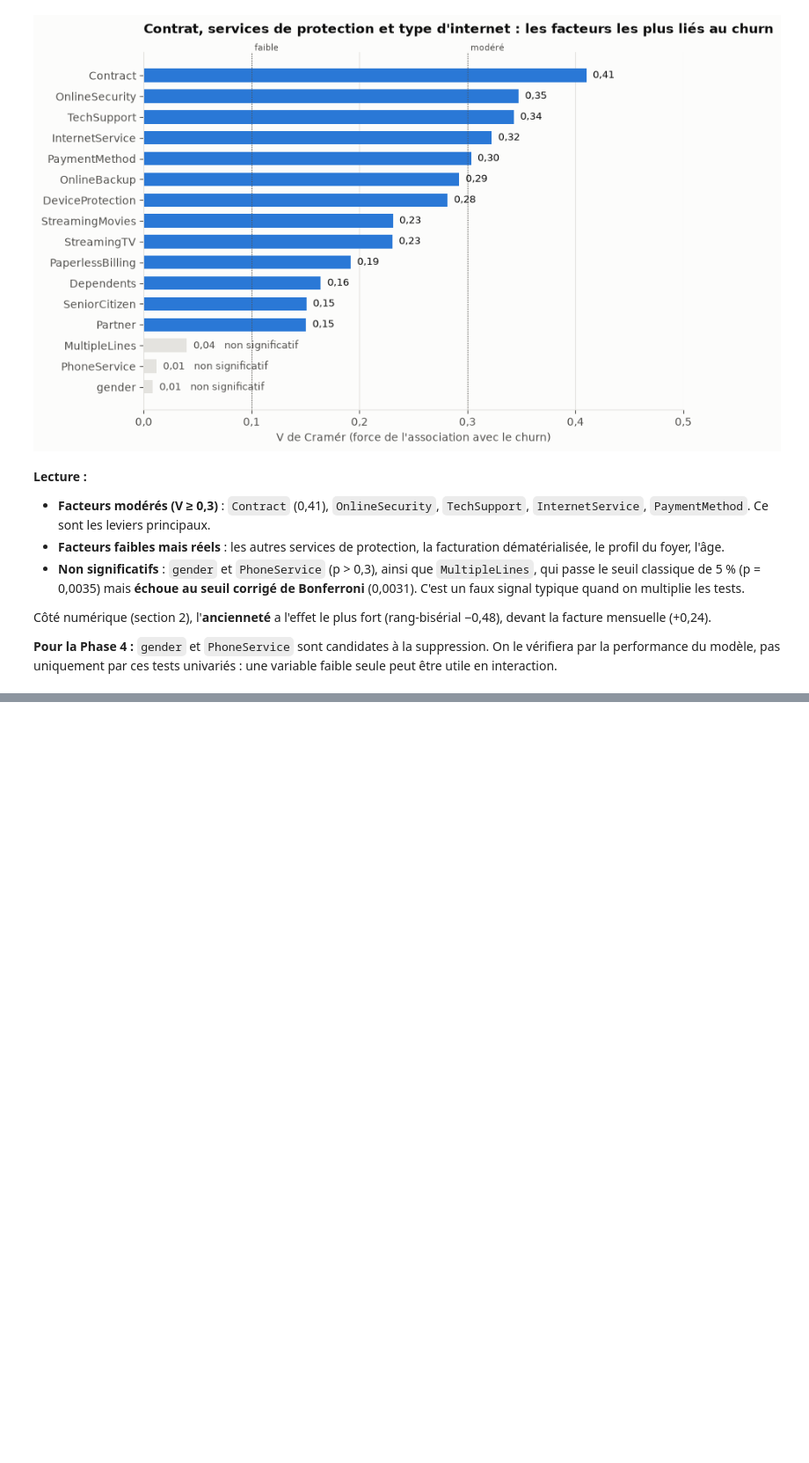
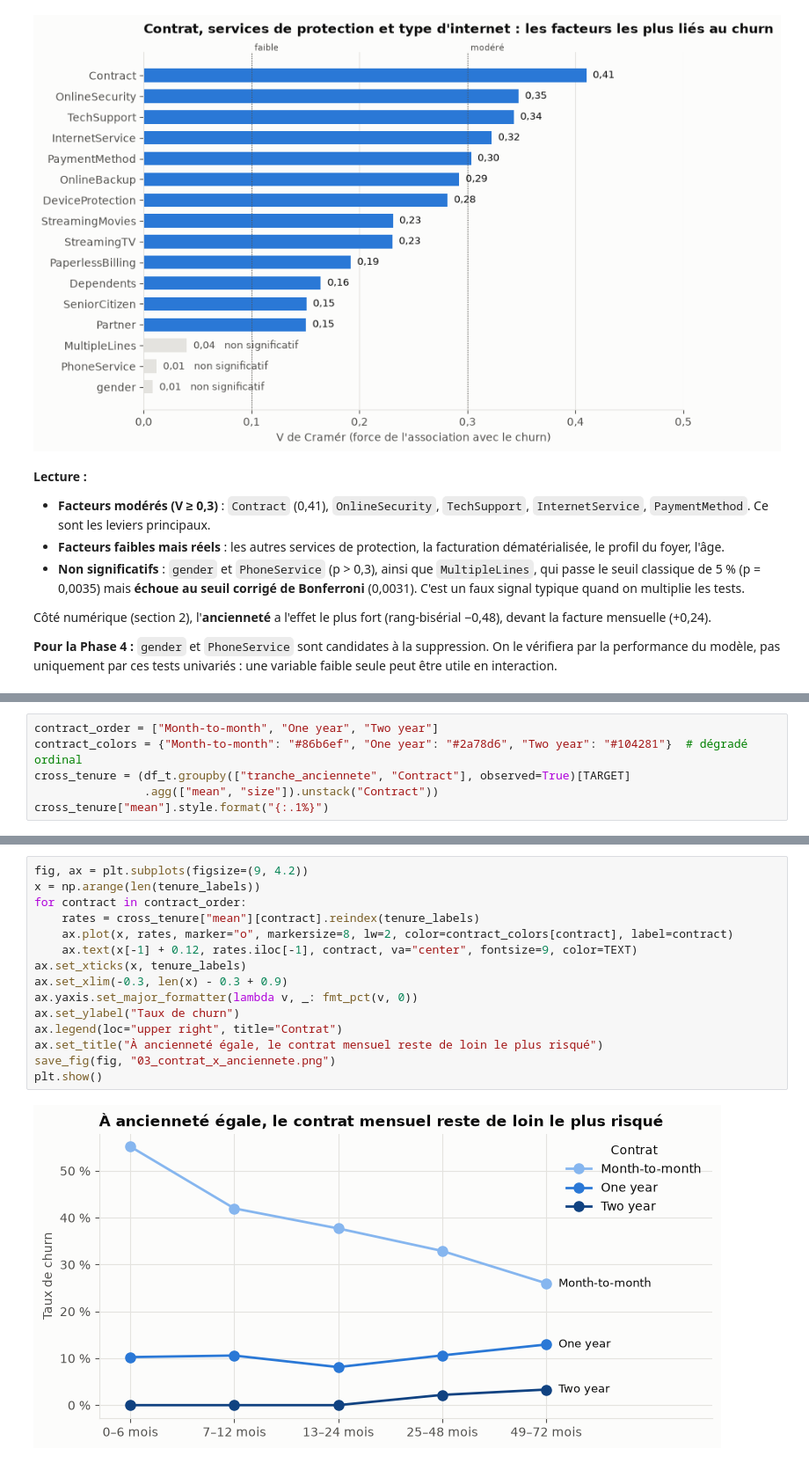
Before and after one commit to cheikhahmedtidiane/projet_churn_clients, a Jupyter notebook: notebooks/03_analyse_exploratoire.ipynb, the cells around one changed output, grey strips where cells are left out. Shown at 88% size. Cells and saved outputs as stored; diff of their text form; blank space fills up the shorter version.

```diff
--- a/notebooks/03_analyse_exploratoire.ipynb
+++ b/notebooks/03_analyse_exploratoire.ipynb
@@ -256,0 +263,6 @@ Côté numérique (section 2), l'**ancienneté** a l'effet le plus fort (rang-bi
+# %%
+contract_order = ["Month-to-month", "One year", "Two year"]
+contract_colors = {"Month-to-month": "#86b6ef", "One year": "#2a78d6", "Two year": "#104281"}  # dégradé ordinal
+cross_tenure = (df_t.groupby(["tranche_anciennete", "Contract"], observed=True)[TARGET]
+                .agg(["mean", "size"]).unstack("Contract"))
+cross_tenure["mean"].style.format("{:.1%}")
@@ -256,0 +277,17 @@ Côté numérique (section 2), l'**ancienneté** a l'effet le plus fort (rang-bi
+# %%
+fig, ax = plt.subplots(figsize=(9, 4.2))
+x = np.arange(len(tenure_labels))
+for contract in contract_order:
+    rates = cross_tenure["mean"][contract].reindex(tenure_labels)
+    ax.plot(x, rates, marker="o", markersize=8, lw=2, color=contract_colors[contract], label=contract)
+    ax.text(x[-1] + 0.12, rates.iloc[-1], contract, va="center", fontsize=9, color=TEXT)
+ax.set_xticks(x, tenure_labels)
+ax.set_xlim(-0.3, len(x) - 0.3 + 0.9)
+ax.yaxis.set_major_formatter(lambda v, _: fmt_pct(v, 0))
+ax.set_ylabel("Taux de churn")
+ax.legend(loc="upper right", title="Contrat")
+ax.set_title("À ancienneté égale, le contrat mensuel reste de loin le plus risqué")
+save_fig(fig, "03_contrat_x_anciennete.png")
+plt.show()
+# %% [output]
+[figure, added]
```
Also changed, not shown: parts of 10 cells of this notebook, 5 other files.
